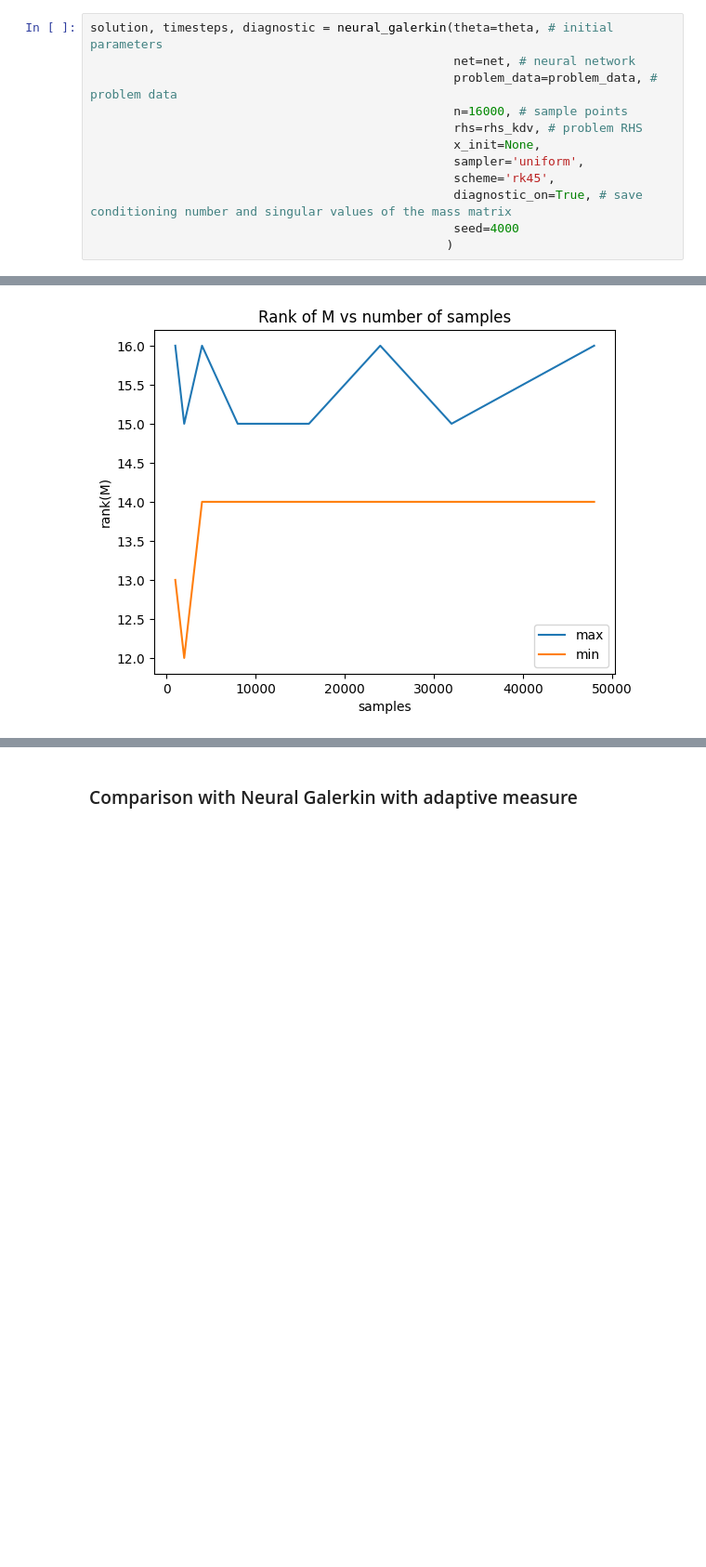
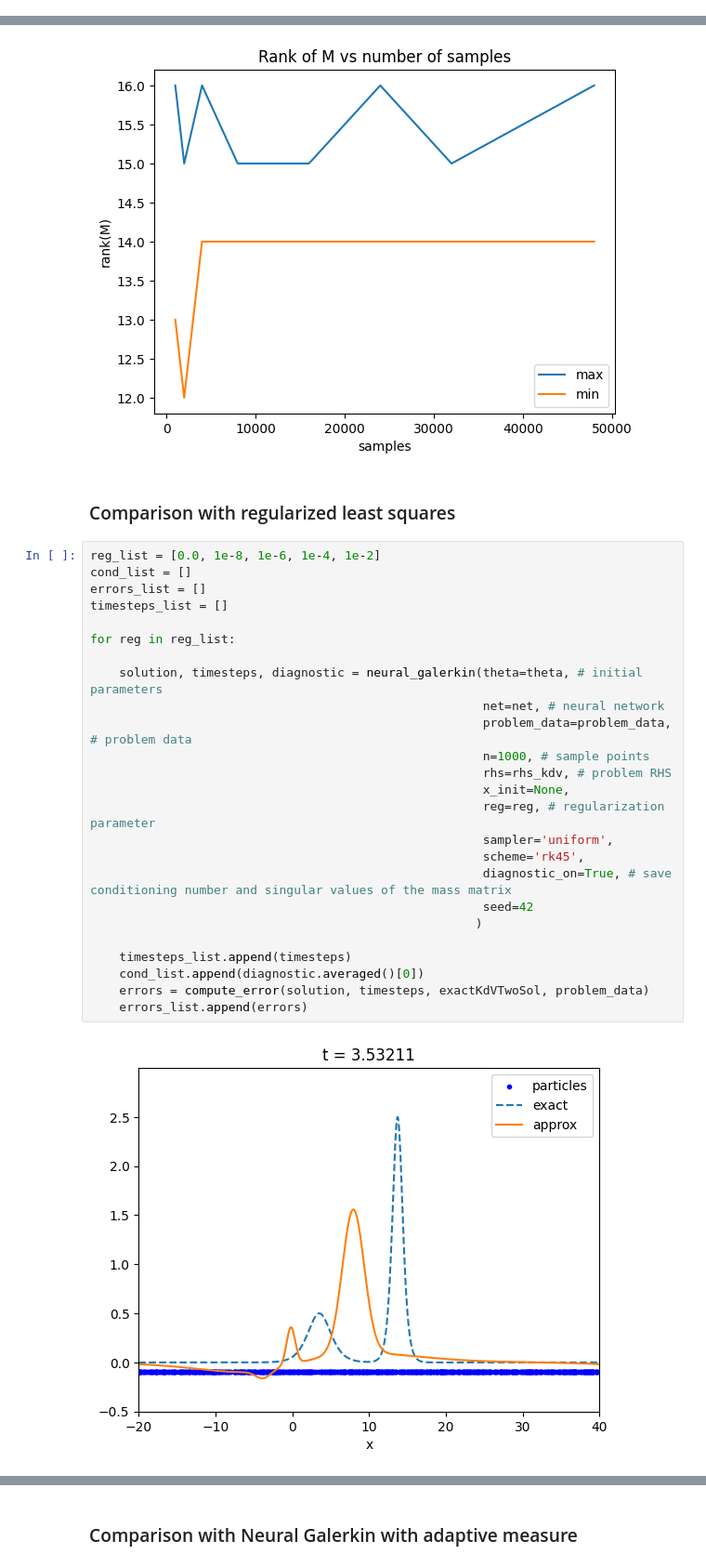
Before and after one commit to FraBet29/Neural_Galerkin, a Jupyter notebook: KdV_conditioning.ipynb, the cells around one changed output, grey strips where cells are left out. Shown: that part at 93% size. Saved outputs shown, nothing was run; the diff lists cells and outputs as text; blank space fills up the shorter version.

```diff
--- a/KdV_conditioning.ipynb
+++ b/KdV_conditioning.ipynb
@@ -131,15 +132,3 @@ diagnostic.plot(timesteps)
 [figure]
 # %% [markdown]
 ### Conditioning number w.r.t. number of samples
-# %%
-solution, timesteps, diagnostic = neural_galerkin(theta=theta, # initial parameters
-                                                  net=net, # neural network
-                                                  problem_data=problem_data, # problem data
-                                                  n=16000, # sample points
-                                                  rhs=rhs_kdv, # problem RHS
-                                                  x_init=None,
-                                                  sampler='uniform',
-                                                  scheme='rk45',
-                                                  diagnostic_on=True, # save conditioning number and singular values of the mass matrix
-                                                  seed=4000
-                                                 )
@@ -420,3 +402,32 @@ plt.legend()
 plt.show()
 # %% [output]
 [figure]
+# %% [markdown]
+### Comparison with regularized least squares
+# %%
+reg_list = [0.0, 1e-8, 1e-6, 1e-4, 1e-2]
+cond_list = []
+errors_list = []
+timesteps_list = []
+
+for reg in reg_list:
+
+    solution, timesteps, diagnostic = neural_galerkin(theta=theta, # initial parameters
+                                                      net=net, # neural network
+                                                      problem_data=problem_data, # problem data
+                                                      n=1000, # sample points
+                                                      rhs=rhs_kdv, # problem RHS
+                                                      x_init=None,
+                                                      reg=reg, # regularization parameter
+                                                      sampler='uniform',
+                                                      scheme='rk45',
+                                                      diagnostic_on=True, # save conditioning number and singular values of the mass matrix
+                                                      seed=42
+                                                     )
+
+    timesteps_list.append(timesteps)
+    cond_list.append(diagnostic.averaged()[0])
+    errors = compute_error(solution, timesteps, exactKdVTwoSol, problem_data)
+    errors_list.append(errors)
+# %% [output]
+[figure, added]
```
Also changed, not shown: parts of 11 cells of this notebook, 11 other files.
